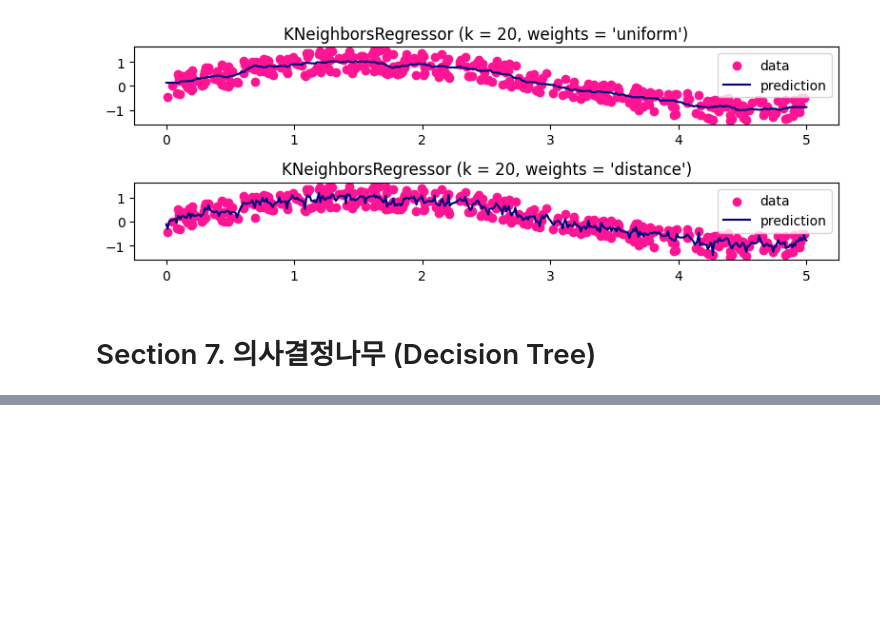
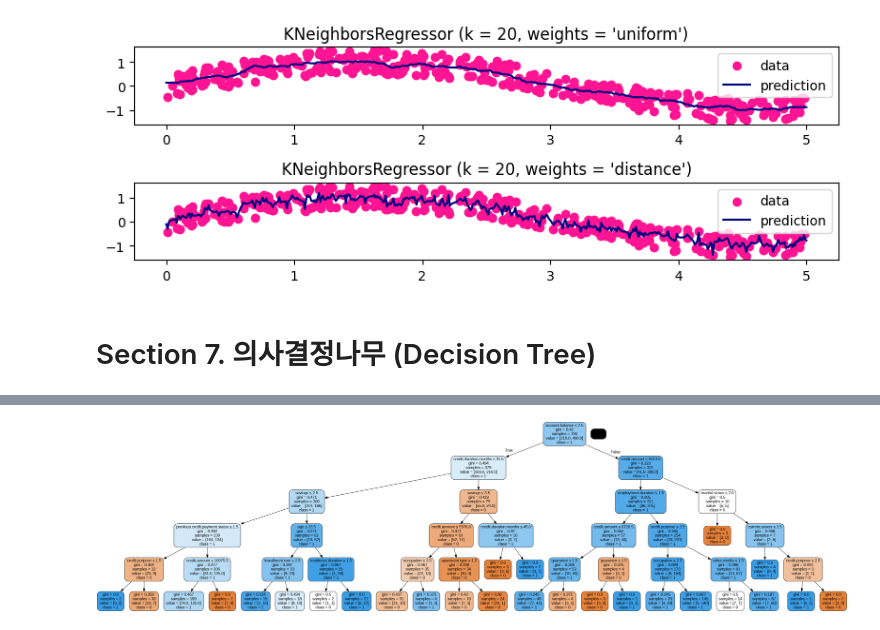
Before and after one commit to BeBrave-BeHumble/Machine_Learning, a Jupyter notebook: ADP/Chapter_6_머신러닝_지도학습part2.ipynb, the cells around one changed output, grey strips where cells are left out. Saved outputs shown, nothing was run; the diff lists cells and outputs as text; code cells hidden in the pictures; blank space fills up the shorter version.

```diff
--- a/ADP/Chapter_6_머신러닝_지도학습part2.ipynb
+++ b/ADP/Chapter_6_머신러닝_지도학습part2.ipynb
@@ -360,0 +500,17 @@ plt.show()
+# %%
+# 시각화
+import numpy as np
+import pydot
+import pydotplus
+import graphviz
+from sklearn.tree import export_graphviz
+from IPython.display import Image
+
+target_name = np.array(['0', '1'])
+
+tree_dot = export_graphviz(tree, feature_names = feature_col, class_names = target_name,
+                           filled = True, rounded = True, special_characters = True)
+tree_graph = pydotplus.graph_from_dot_data(tree_dot)
+Image(tree_graph.create_png())
+# %% [output]
+[figure, added]
```
Also changed, not shown: parts of 17 cells of this notebook.
